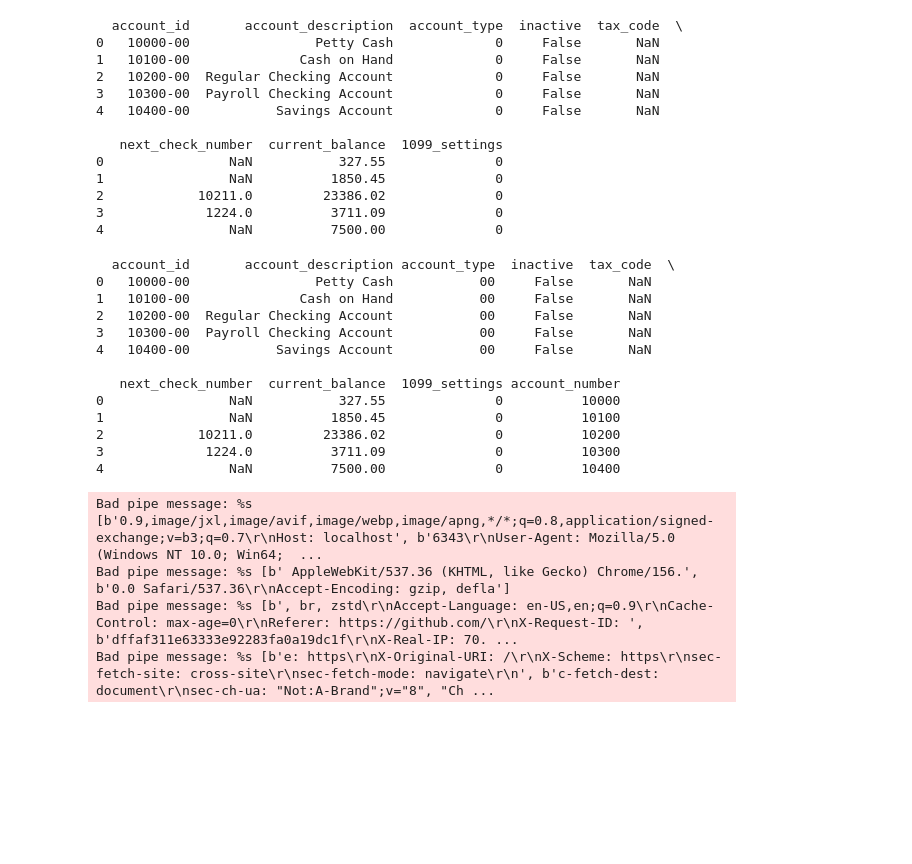
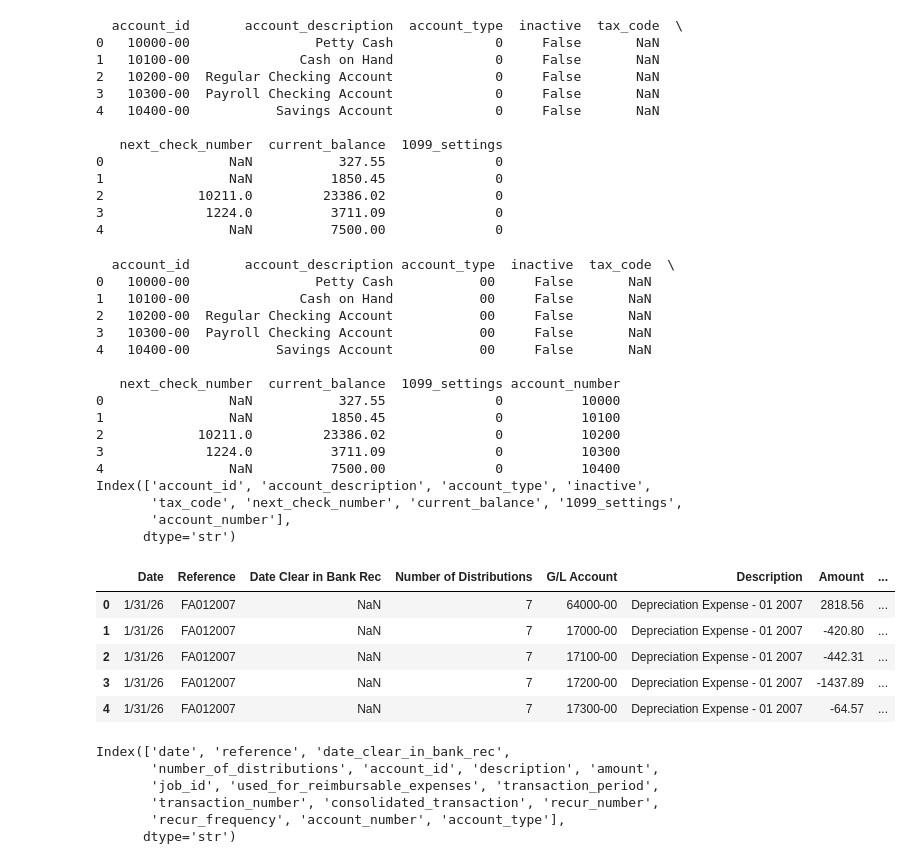
Before and after one commit to dbaugh25/etl_sage_general, a Jupyter notebook: notebooks/exploration.ipynb, the cells around one changed output. Saved outputs shown, nothing was run; the diff lists cells and outputs as text; code cells hidden in the pictures; blank space fills up the shorter version.

```diff
--- a/notebooks/exploration.ipynb
+++ b/notebooks/exploration.ipynb
@@ -63,6 +66,7 @@ def transform_data(cleaned_df):
 
 transformed_df = transform_data(cleaned_df)
 print(transformed_df.head())
+print(transformed_df.columns)
 # %% [output]
   account_id       account_description account_type  inactive  tax_code  \
 0   10000-00                Petty Cash           00     False       NaN
@@ -77,7 +81,45 @@ print(transformed_df.head())
 2            10211.0         23386.02              0          10200
 3             1224.0          3711.09              0          10300
 4                NaN          7500.00              0          10400
+Index(['account_id', 'account_description', 'account_type', 'inactive',
+       'tax_code', 'next_check_number', 'current_balance', '1099_settings',
+       'account_number'],
+      dtype='str')
-Bad pipe message: %s [b'0.9,image/jxl,image/avif,image/webp,image/apng,*/*;q=0.8,application/signed-exchange;v=b3;q=0.7\r\nHost: localhost', b'6343\r\nUser-Agent: Mozilla/5.0 (Windows NT 10.0; Win64;  ...
-Bad pipe message: %s [b' AppleWebKit/537.36 (KHTML, like Gecko) Chrome/156.', b'0.0 Safari/537.36\r\nAccept-Encoding: gzip, defla']
-Bad pipe message: %s [b', br, zstd\r\nAccept-Language: en-US,en;q=0.9\r\nCache-Control: max-age=0\r\nReferer: https://github.com/\r\nX-Request-ID: ', b'dffaf311e63333e92283fa0a19dc1f\r\nX-Real-IP: 70. ...
-Bad pipe message: %s [b'e: https\r\nX-Original-URI: /\r\nX-Scheme: https\r\nsec-fetch-site: cross-site\r\nsec-fetch-mode: navigate\r\n', b'c-fetch-dest: document\r\nsec-ch-ua: "Not:A-Brand";v="8", "Ch ...
+# %%
+df_general = pd.read_csv("../data/GENERAL.CSV")
+df_general.head()
+# %% [output]
+|  | Date | Reference | Date Clear in Bank Rec | Number of Distributions | G/L Account | Description | Amount | ... |
+| 0 | 1/31/26 | FA012007 | NaN | 7 | 64000-00 | Depreciation Expense - 01 2007 | 2818.56 | ... |
+| 1 | 1/31/26 | FA012007 | NaN | 7 | 17000-00 | Depreciation Expense - 01 2007 | -420.80 | ... |
+| 2 | 1/31/26 | FA012007 | NaN | 7 | 17100-00 | Depreciation Expense - 01 2007 | -442.31 | ... |
+| 3 | 1/31/26 | FA012007 | NaN | 7 | 17200-00 | Depreciation Expense - 01 2007 | -1437.89 | ... |
+| 4 | 1/31/26 | FA012007 | NaN | 7 | 17300-00 | Depreciation Expense - 01 2007 | -64.57 | ... |
+# %%
+df_general.columns = (df_general.columns.str.strip()
+.str.lower()
+.str.replace(' ', '_'))
+
+for column in df_general.columns:
+    if df_general[column].dtype == ('object') or df_general[column].dtype == ('string'):
+        df_general[column] = df_general[column].str.strip()
+        df_general[column] = df_general[column].replace("", pd.NA)
+
+df_general = df_general.rename(columns = {'g/l_account': 'account_id'})
+
+account_parts = df_general['account_id'].str.split(
+        '-', n=1, expand=True
+    )
+
+df_general['account_number'] = account_parts[0]
+df_general['account_type'] = account_parts[1]
+
+#print(df_general.head())
+print(df_general.columns)
+# %% [output]
+Index(['date', 'reference', 'date_clear_in_bank_rec',
+       'number_of_distributions', 'account_id', 'description', 'amount',
+       'job_id', 'used_for_reimbursable_expenses', 'transaction_period',
+       'transaction_number', 'consolidated_transaction', 'recur_number',
+       'recur_frequency', 'account_number', 'account_type'],
+      dtype='str')
```
Also changed, not shown: parts of 5 cells of this notebook, 1 other file.
